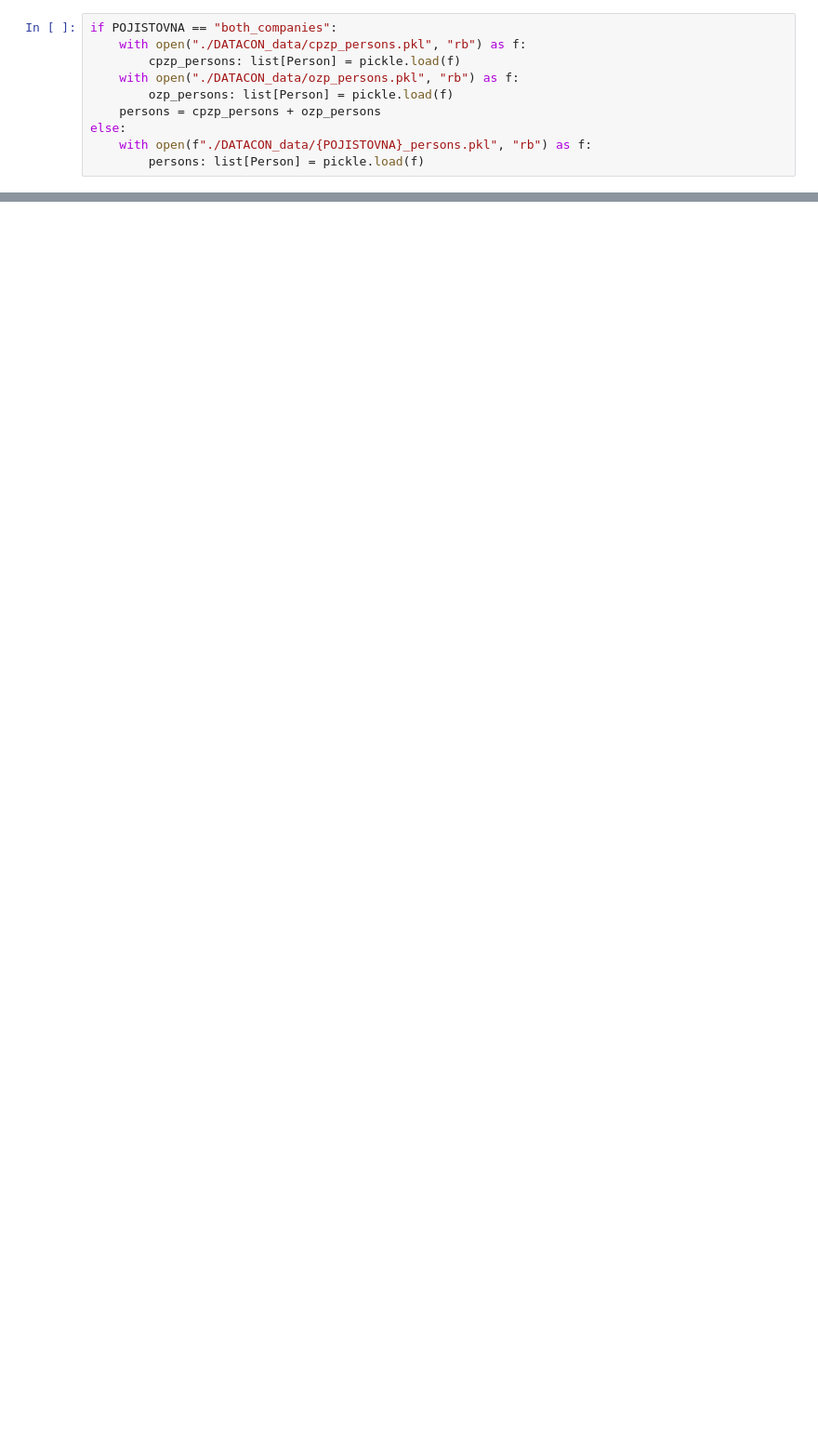
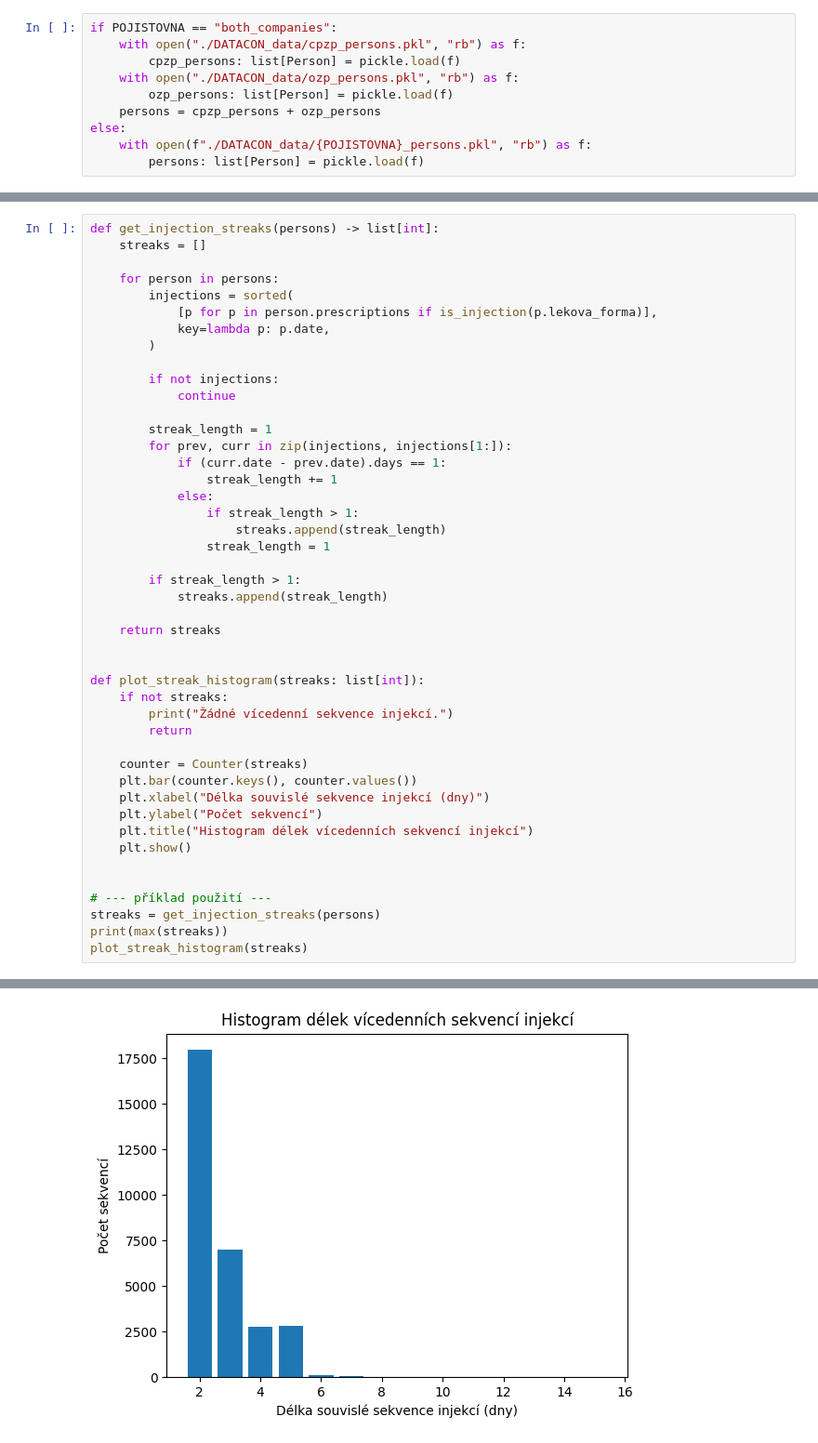
Before and after one commit to ROGR3/ARCHA21-DATACON, a Jupyter notebook: sensitivity_analysis.ipynb, the cells around one changed output, grey strips where cells are left out. Shown at 93% size. Drawn from its saved outputs; the diff is of its cells as text; blank space fills up the shorter version.

```diff
--- a/sensitivity_analysis.ipynb
+++ b/sensitivity_analysis.ipynb
@@ -326,0 +607,46 @@ else:
+# %%
+def get_injection_streaks(persons) -> list[int]:
+    streaks = []
+
+    for person in persons:
+        injections = sorted(
+            [p for p in person.prescriptions if is_injection(p.lekova_forma)],
+            key=lambda p: p.date,
+        )
+
+        if not injections:
+            continue
+
+        streak_length = 1
+        for prev, curr in zip(injections, injections[1:]):
+            if (curr.date - prev.date).days == 1:
+                streak_length += 1
+            else:
+                if streak_length > 1:
+                    streaks.append(streak_length)
+                streak_length = 1
+
+        if streak_length > 1:
+            streaks.append(streak_length)
+
+    return streaks
+
+
+def plot_streak_histogram(streaks: list[int]):
+    if not streaks:
+        print("Žádné vícedenní sekvence injekcí.")
+        return
+
+    counter = Counter(streaks)
+    plt.bar(counter.keys(), counter.values())
+    plt.xlabel("Délka souvislé sekvence injekcí (dny)")
+    plt.ylabel("Počet sekvencí")
+    plt.title("Histogram délek vícedenních sekvencí injekcí")
+    plt.show()
+
+
+# --- příklad použití ---
+streaks = get_injection_streaks(persons)
+print(max(streaks))
+plot_streak_histogram(streaks)
+# %% [output]
@@ -326,0 +655 @@ else:
+[figure, added]
```
Also changed, not shown: parts of 14 cells of this notebook, 4 other files.
